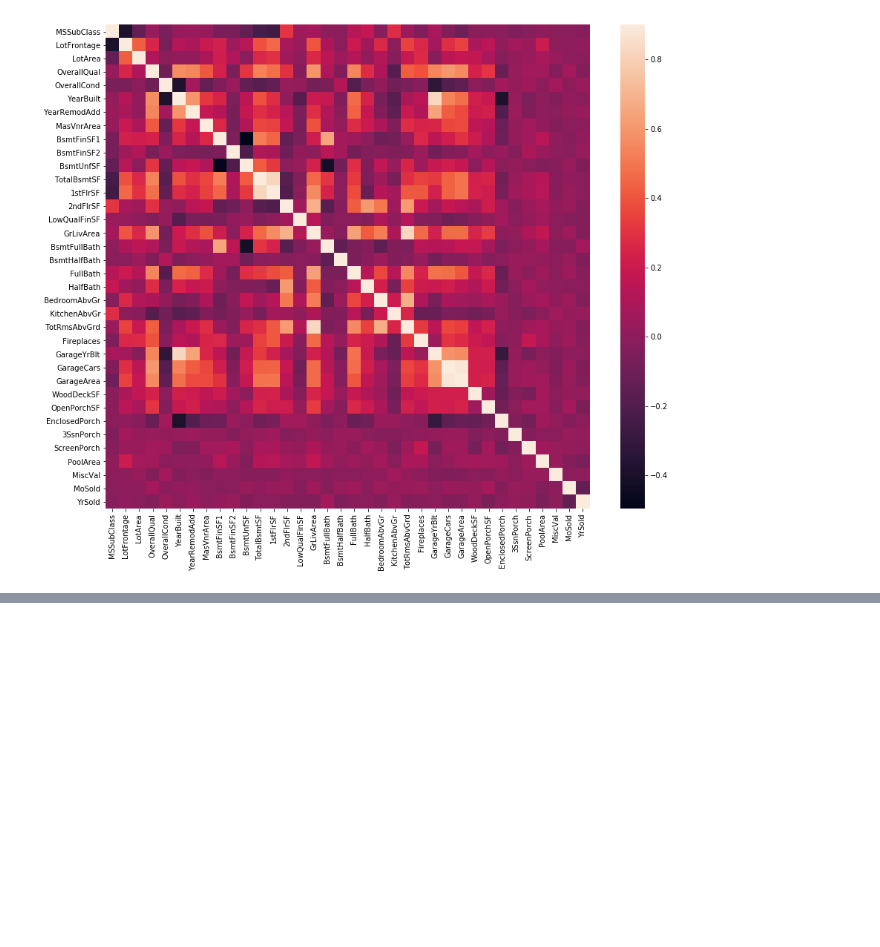
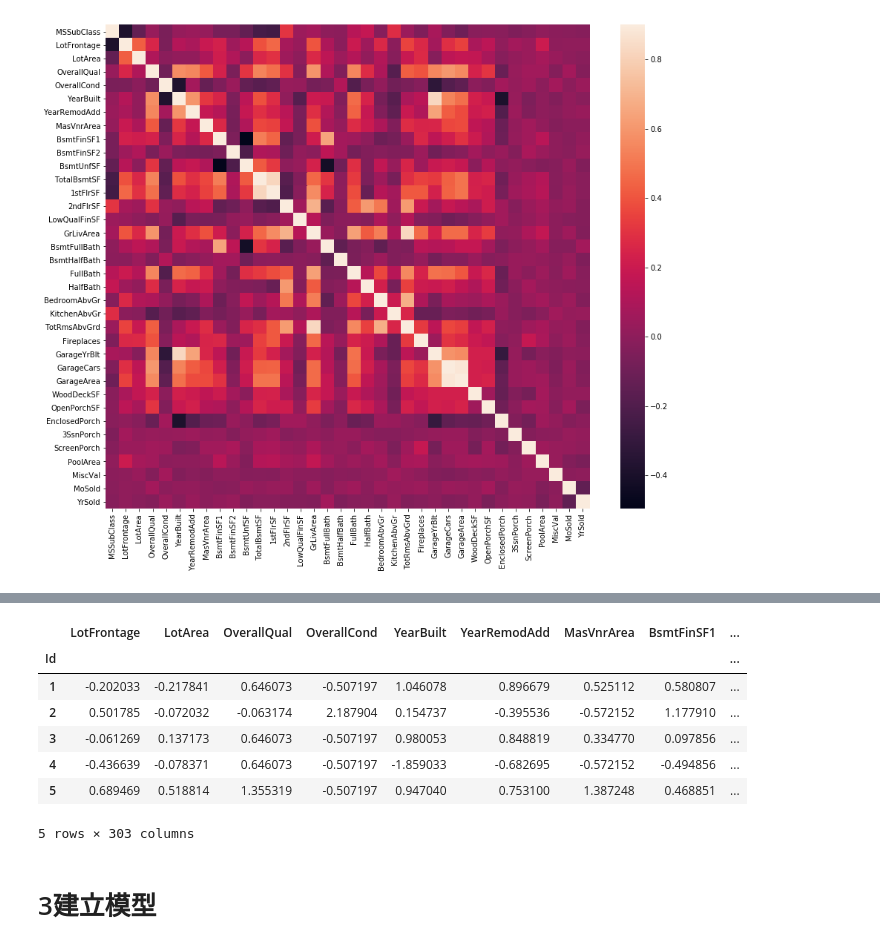
Before and after one commit to li19970205/kaggle-, a Jupyter notebook: house.ipynb, the cells around one changed output, grey strips where cells are left out. Cells and saved outputs as stored; diff of their text form; code cells hidden in the pictures; blank space fills up the shorter version.

```diff
--- a/house.ipynb
+++ b/house.ipynb
@@ -99,0 +157,4 @@ sns.heatmap(corrmat,vmax=0.9,square=True)
+# %%
+#这里采用平均值来填充空缺：
+mean_cols = all_dummy_df.mean()
+all_dummy_df = all_dummy_df.fillna(mean_cols)
@@ -99,0 +163,4 @@ sns.heatmap(corrmat,vmax=0.9,square=True)
+# %%
+#首先查看哪些是numerical型的数据
+numeric_cols = df.columns[df.dtypes != 'object']
+numeric_cols
@@ -99,0 +177,17 @@ sns.heatmap(corrmat,vmax=0.9,square=True)
+# %%
+#这里采用公式(x-x')/s来处理
+numeric_col_means = all_dummy_df.loc[:, numeric_cols].mean()
+numeric_col_std = all_dummy_df.loc[:, numeric_cols].std()
+all_dummy_df.loc[:, numeric_cols] = (all_dummy_df.loc[:, numeric_cols] - numeric_col_means) / numeric_col_std
+all_dummy_df.head()
+# %% [output]
+|  | LotFrontage | LotArea | OverallQual | OverallCond | YearBuilt | YearRemodAdd | MasVnrArea | BsmtFinSF1 | ... |
+| Id |  |  |  |  |  |  |  |  | ... |
+| 1 | -0.202033 | -0.217841 | 0.646073 | -0.507197 | 1.046078 | 0.896679 | 0.525112 | 0.580807 | ... |
+| 2 | 0.501785 | -0.072032 | -0.063174 | 2.187904 | 0.154737 | -0.395536 | -0.572152 | 1.177910 | ... |
+| 3 | -0.061269 | 0.137173 | 0.646073 | -0.507197 | 0.980053 | 0.848819 | 0.334770 | 0.097856 | ... |
+| 4 | -0.436639 | -0.078371 | 0.646073 | -0.507197 | -1.859033 | -0.682695 | -0.572152 | -0.494856 | ... |
+| 5 | 0.689469 | 0.518814 | 1.355319 | -0.507197 | 0.947040 | 0.753100 | 1.387248 | 0.468851 | ... |
+5 rows × 303 columns
+# %% [markdown]
+# 3建立模型
```
Also changed, not shown: parts of 9 cells of this notebook.
